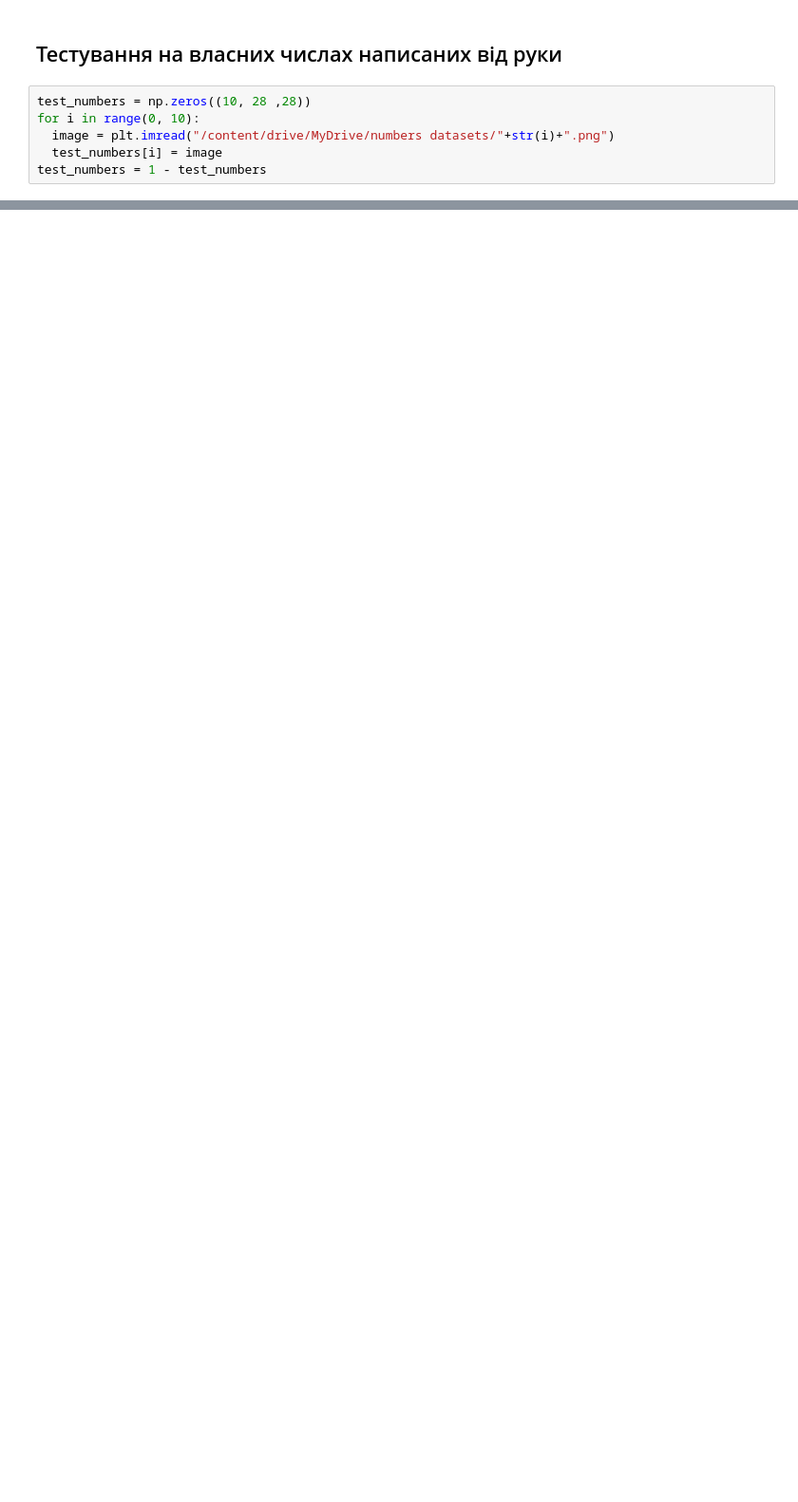
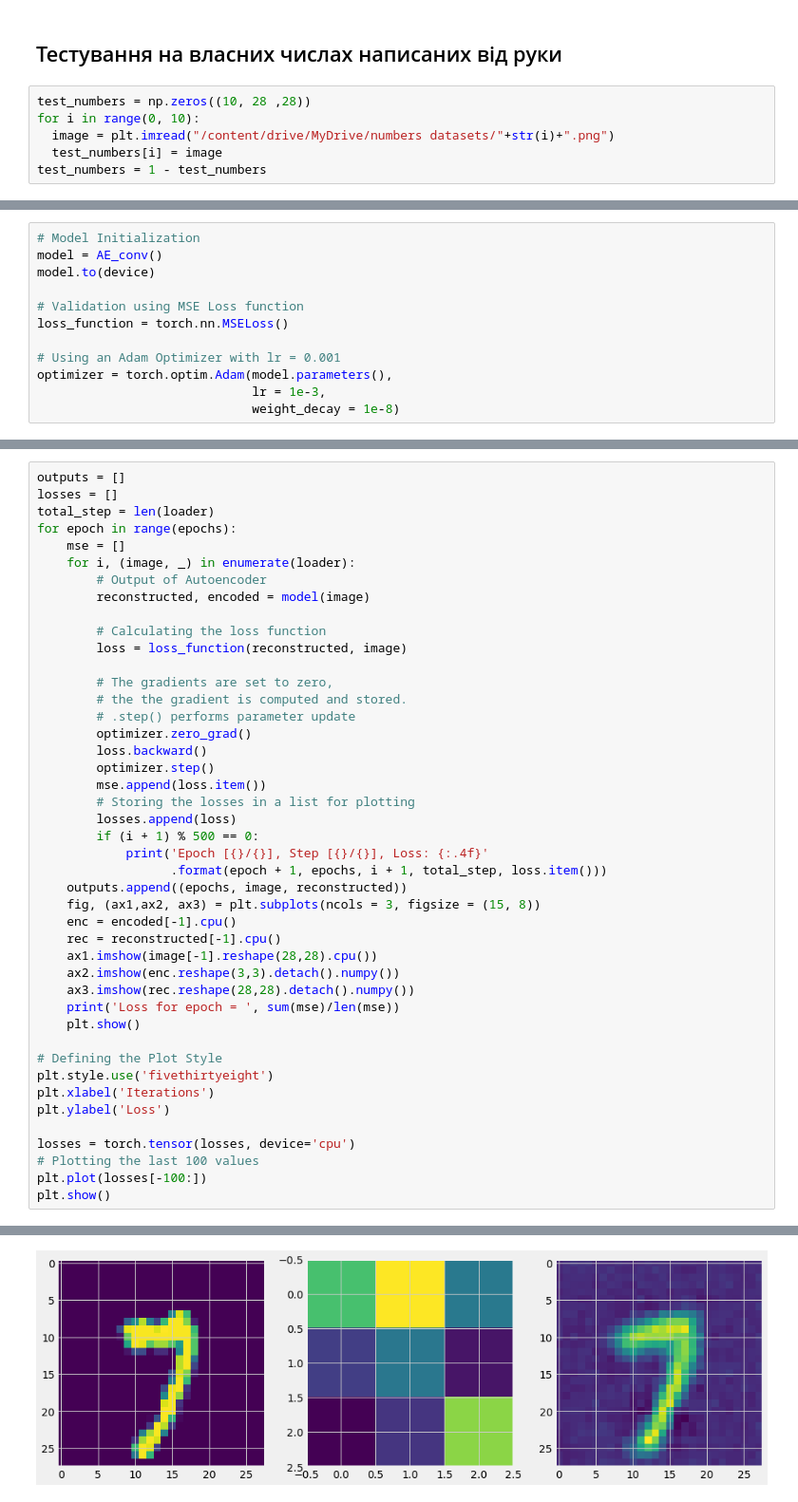
Before and after one commit to trilgar/MSM-2021, a Jupyter notebook: autoencoders.ipynb, the cells around one changed output, grey strips where cells are left out. Shown at 95% size. Saved outputs shown, nothing was run; the diff lists cells and outputs as text; blank space fills up the shorter version.

```diff
--- a/autoencoders.ipynb
+++ b/autoencoders.ipynb
@@ -233,0 +294,12 @@ plt.show()
+# %%
+# Model Initialization
+model = AE_conv()
+model.to(device)
+
+# Validation using MSE Loss function
+loss_function = torch.nn.MSELoss()
+
+# Using an Adam Optimizer with lr = 0.001
+optimizer = torch.optim.Adam(model.parameters(),
+                             lr = 1e-3,
+                             weight_decay = 1e-8)
@@ -233,0 +308,45 @@ plt.show()
+# %%
+outputs = []
+losses = []
+total_step = len(loader)
+for epoch in range(epochs):
+    mse = []
+    for i, (image, _) in enumerate(loader):
+        # Output of Autoencoder
+        reconstructed, encoded = model(image)
+
+        # Calculating the loss function
+        loss = loss_function(reconstructed, image)
+
+        # The gradients are set to zero,
+        # the the gradient is computed and stored.
+        # .step() performs parameter update
+        optimizer.zero_grad()
+        loss.backward()
+        optimizer.step()
+        mse.append(loss.item())
+        # Storing the losses in a list for plotting
+        losses.append(loss)
+        if (i + 1) % 500 == 0:
+            print('Epoch [{}/{}], Step [{}/{}], Loss: {:.4f}'
+                  .format(epoch + 1, epochs, i + 1, total_step, loss.item()))
+    outputs.append((epochs, image, reconstructed))
+    fig, (ax1,ax2, ax3) = plt.subplots(ncols = 3, figsize = (15, 8))
+    enc = encoded[-1].cpu()
+    rec = reconstructed[-1].cpu()
+    ax1.imshow(image[-1].reshape(28,28).cpu())
+    ax2.imshow(enc.reshape(3,3).detach().numpy())
+    ax3.imshow(rec.reshape(28,28).detach().numpy())
+    print('Loss for epoch = ', sum(mse)/len(mse))
+    plt.show()
+
+# Defining the Plot Style
+plt.style.use('fivethirtyeight')
+plt.xlabel('Iterations')
+plt.ylabel('Loss')
+
+losses = torch.tensor(losses, device='cpu')
+# Plotting the last 100 values
+plt.plot(losses[-100:])
+plt.show()
+# %% [output]
@@ -233,0 +357 @@ plt.show()
+[figure, added]
```
Also changed, not shown: parts of 21 cells of this notebook.
